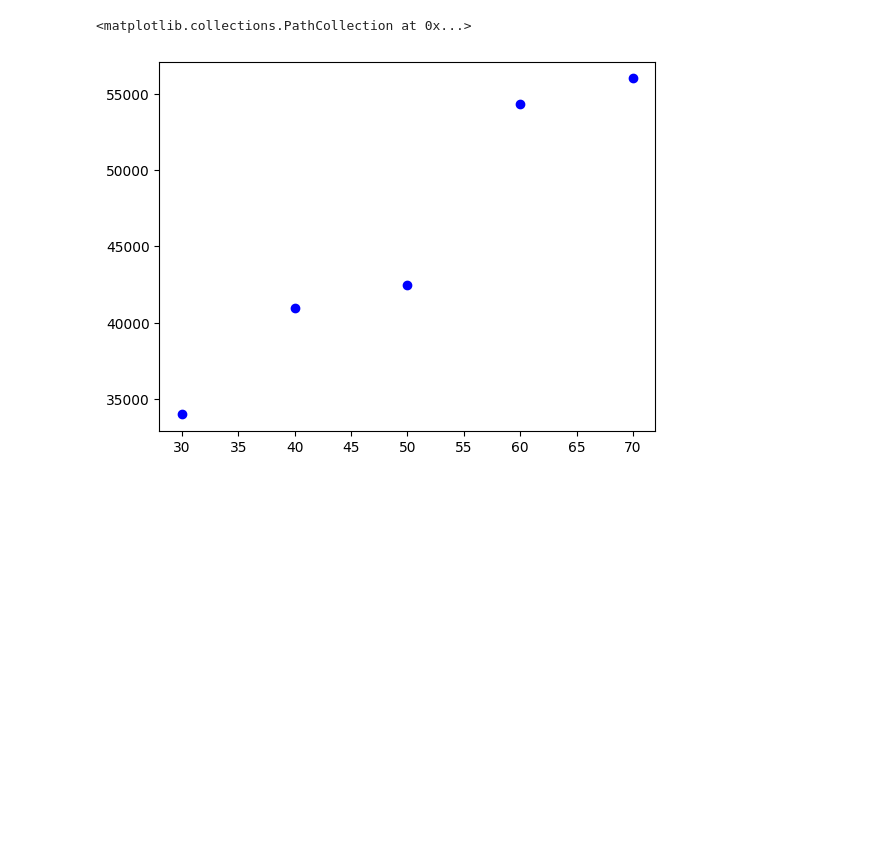
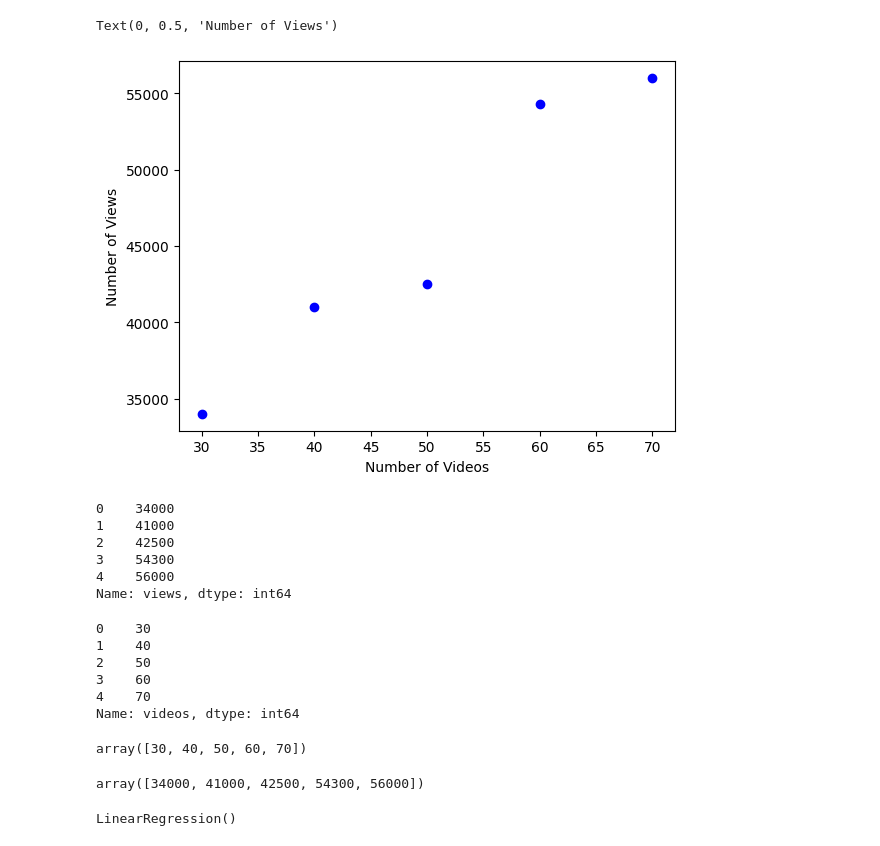
Before and after one commit to heshsandaru/Machine-Learning, a Jupyter notebook: example/single_variable.ipynb, the cells around one changed output. Drawn from its saved outputs; the diff is of its cells as text; code cells hidden in the pictures; blank space fills up the shorter version.

Commit message:
train the model

```diff
--- a/example/single_variable.ipynb
+++ b/example/single_variable.ipynb
@@ -7,6 +7,41 @@ from sklearn.linear_model import LinearRegression
 data = pd.read_csv('book.csv')
 # %%
 plt.scatter(data.videos, data.views, color='blue')
+plt.xlabel('Number of Videos')
+plt.ylabel('Number of Views')
 # %% [output]
-<matplotlib.collections.PathCollection at 0x...>
+Text(0, 0.5, 'Number of Views')
-[figure, old version]
+[figure, new version]
+# %%
+data.views
+# %% [output]
+0    34000
+1    41000
+2    42500
+3    54300
+4    56000
+Name: views, dtype: int64
+# %%
+data.videos
+# %% [output]
+0    30
+1    40
+2    50
+3    60
+4    70
+Name: videos, dtype: int64
+# %%
+x = np.array(data.videos.values)
+x
+# %% [output]
+array([30, 40, 50, 60, 70])
+# %%
+y = np.array(data.views.values)
+y
+# %% [output]
+array([34000, 41000, 42500, 54300, 56000])
+# %%
+model = LinearRegression()
+model.fit(x.reshape(-1, 1), y) #train the model
+# %% [output]
+LinearRegression()
```
Also changed, not shown: parts of 2 cells of this notebook.
